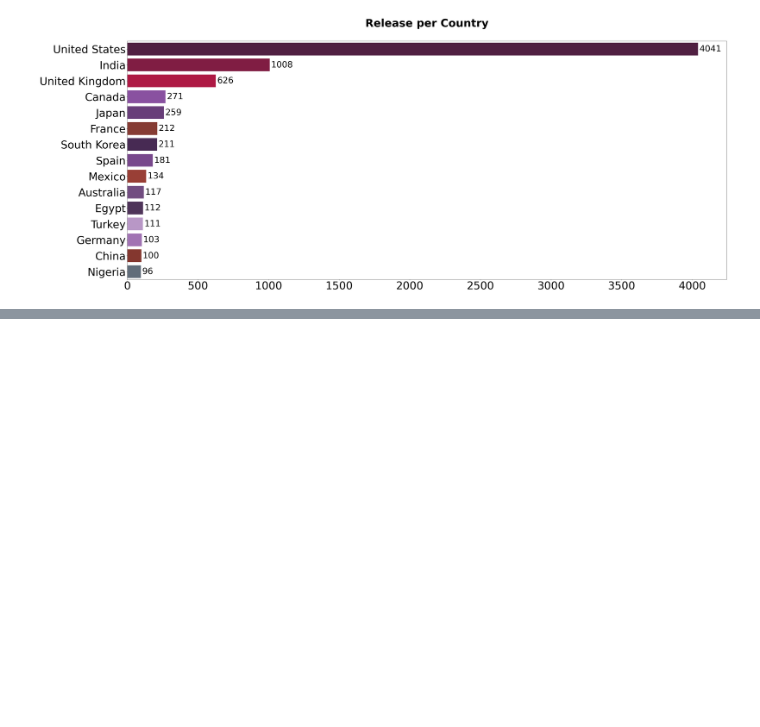
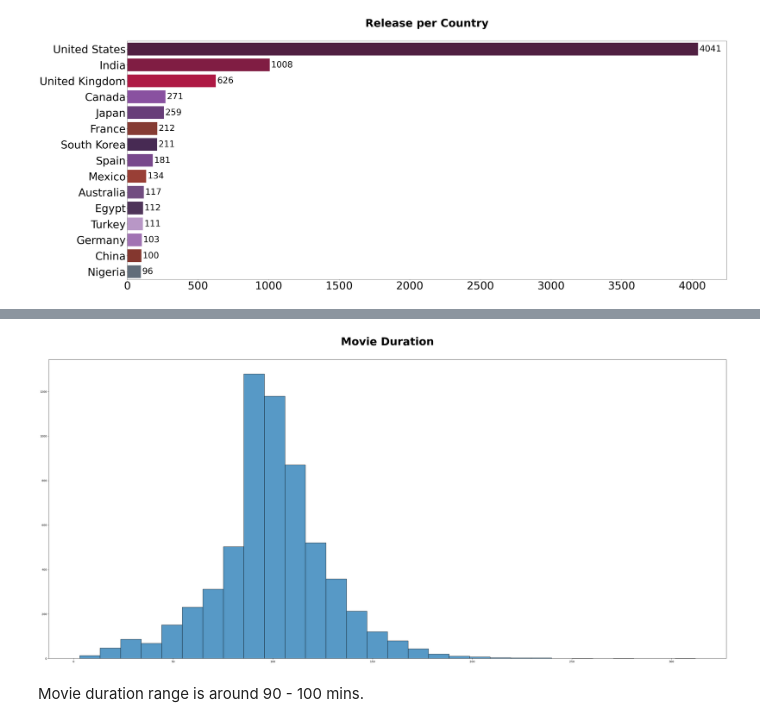
Before and after one commit to noahnoahnoahtran/project22-netflix-analysis, a Jupyter notebook: netflix_title_analysis.ipynb, the cells around one changed output, grey strips where cells are left out. Cells and saved outputs as stored; diff of their text form; code cells hidden in the pictures; blank space fills up the shorter version.

```diff
--- a/netflix_title_analysis.ipynb
+++ b/netflix_title_analysis.ipynb
@@ -370,0 +382,18 @@ plt.show()
+# %%
+#What is the range of duration to movies/TV shows?
+
+movies_df['duration'] = movies_df['duration'].str.replace('min', ' ').str.replace('Season', ' ').str.strip()
+movies_df['duration'] = movies_df['duration'].astype('int32')
+# %%
+duration_min = movies_df[movies_df['duration'] > 1]
+# %%
+plt.figure(figsize = (45, 20))
+ax = sns.histplot(x = duration_min['duration'], data = duration_min, bins = 30, palette = colors)
+plt.title('Movie Duration\n', fontsize = 40, fontweight = 'bold')
+ax.set_xlabel('')
+ax.set_ylabel('')
+plt.show()
+# %% [output]
+[figure, added]
+# %% [markdown]
+Movie duration range is around 90 - 100 mins.
```
Also changed, not shown: parts of 5 cells of this notebook.
